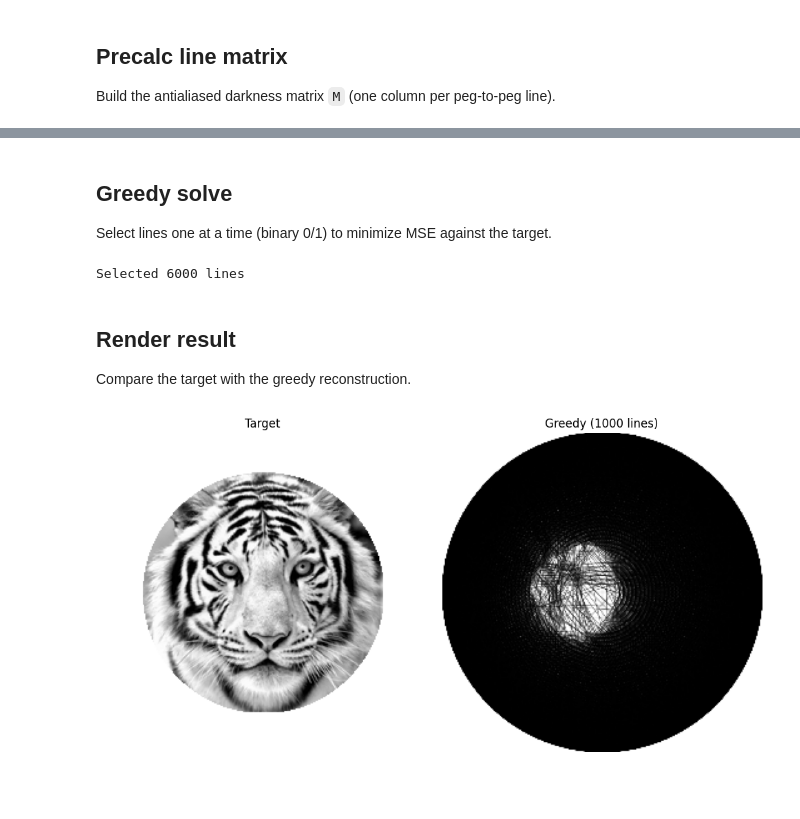
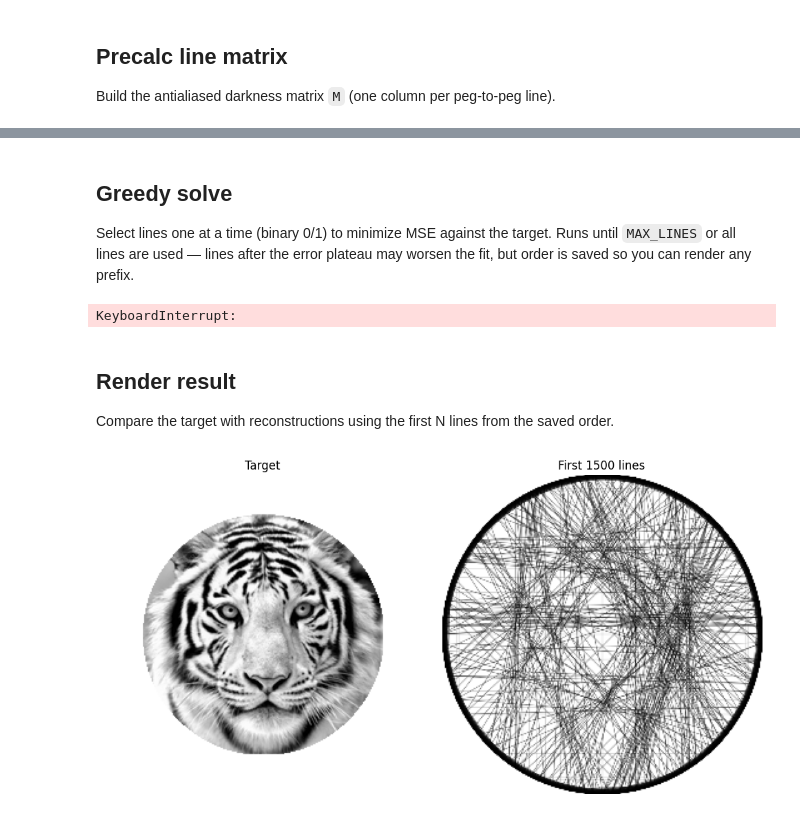
Before and after one commit to jacks14235/StringArt, a Jupyter notebook: greedy.ipynb, the cells around one changed output, grey strips where cells are left out. Saved outputs shown, nothing was run; the diff lists cells and outputs as text; code cells hidden in the pictures; blank space fills up the shorter version.

Commit message:
run greedy notebook

```diff
--- a/greedy.ipynb
+++ b/greedy.ipynb
@@ -54,8 +54,10 @@ M shape: (65536, 7140)
 # %% [markdown]
 ## Greedy solve
 
-Select lines one at a time (binary 0/1) to minimize MSE against the target.
+Select lines one at a time (binary 0/1) to minimize MSE against the target. Runs until `MAX_LINES` or all lines are used — lines after the error plateau may worsen the fit, but order is saved so you can render any prefix.
 # %%
+INDICES_PATH = 'greedy_indices.npy'
+
 x, selected = greedy.greedy_solve(
     M,
     np.array(target),
@@ -63,28 +65,31 @@ x, selected = greedy.greedy_solve(
     max_lines=MAX_LINES,
     line_width=LINE_WIDTH,
     verbose=True,
+    save_indices_path=INDICES_PATH,
 )
 
-print(f'Selected {len(selected)} lines')
+print(f'Selected {len(selected)} lines (saved to {INDICES_PATH})')
 # %% [output]
-Selected 6000 lines
+KeyboardInterrupt:
 # %% [markdown]
 ## Render result
 
-Compare the target with the greedy reconstruction.
+Compare the target with reconstructions using the first N lines from the saved order.
 # %%
-result = matrix.render_image(M, x, H, threshold=0.5, line_width=LINE_WIDTH)
+RENDER_N = 1500  # change to preview any prefix of the selection
+
+result = greedy.render_selected(M, selected, H, n=RENDER_N, line_width=LINE_WIDTH)
 
 fig, axes = plt.subplots(1, 2, figsize=(10, 5))
 axes[0].imshow(target, cmap='gray')
 axes[0].set_title('Target')
 axes[0].axis('off')
 
 axes[1].imshow(result, cmap='gray')
-axes[1].set_title(f'Greedy ({len(selected[:1000])} lines)')
+axes[1].set_title(f'First {min(RENDER_N, len(selected))} lines')
 axes[1].axis('off')
 
 plt.tight_layout()
 plt.show()
 # %% [output]
-[figure, old version]
+[figure, new version]
```
Also changed, not shown: parts of 1 cell of this notebook, 1 other file.
